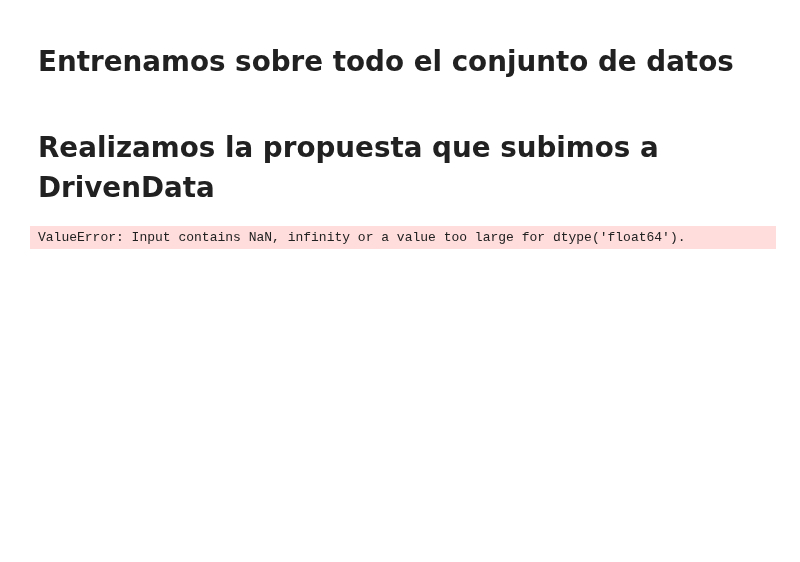
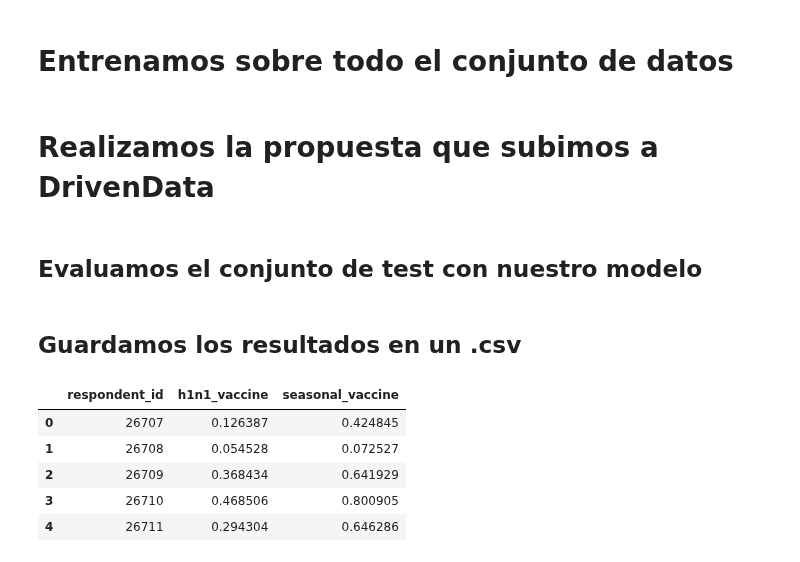
Before and after one commit to SergioQuijanoRey/PracticasInteligenciaNegocio, a Jupyter notebook: Práctica 3/Notebook01/Notebook.ipynb, the cells around one changed output. Cells and saved outputs as stored; diff of their text form; code cells hidden in the pictures; blank space fills up the shorter version.

Commit message:
feat: hago una primera submission (0.8182) y lo guardo en un notebook lockeado

```diff
--- a/Práctica 3/Notebook.ipynb
+++ b/Práctica 3/Notebook01/Notebook.ipynb
@@ -103,15 +110,15 @@ def dataframe_filter_object_columns(df: pd.DataFrame) -> pd.DataFrame:
 # %%
 # Cargamos los dos ficheros csv con los datos de entrenamiento
 base_path = ".."
-df = pd.read_csv("./data/training_set_features.csv")
-df_labels = pd.read_csv("./data/training_set_labels.csv")
+df = pd.read_csv("../data/training_set_features.csv")
+df_labels = pd.read_csv("../data/training_set_labels.csv")
 
 # Juntamos ambos dataframes en uno solo
 df = pd.concat([df, df_labels], axis = 1)
 df_labels = None
 
 # Tomamos los datos de test
-df_test = pd.read_csv("./data/test_set_features.csv")
+df_test = pd.read_csv("../data/test_set_features.csv")
 # %% [markdown]
 ## Coloco los nombres de ciertas columnas en variables
 
@@ -351,8 +356,32 @@ ValueError: Found array with dim 3. Estimator expected <= 2.
 # TODO -- implementar esto
 # %% [markdown]
 # Realizamos la propuesta que subimos a DrivenData
+# %% [markdown]
+## Evaluamos el conjunto de test con nuestro modelo
 # %%
-x_test = np.array(df_test)
+x_test = np.array(x_test)
 submission = generate_submission(model, x_test)
-# %% [output]
-ValueError: Input contains NaN, infinity or a value too large for dtype('float64').
+# %% [markdown]
+## Guardamos los resultados en un .csv
+# %%
+# Trabajamos con un dataframe para que sea facil guardar los datos en un .csv
+submission_df = pd.read_csv("../data/submission_format.csv")
+
+# Nos aseguramos de que los datos esten en el mismo orden
+np.testing.assert_array_equal(df_test.index.values, submission_df.index.values)
+
+# Guardamos los resultados en el dataframe
+submission_df["h1n1_vaccine"] = submission[0][:, 1]
+submission_df["seasonal_vaccine"] = submission[1][:, 1]
+
+# Guardamos el dataframe en un ficher csv
+submission_df.to_csv(SUBMISSION_CSV, index=False)
+# %%
+submission_df.head()
+# %% [output]
+|  | respondent_id | h1n1_vaccine | seasonal_vaccine |
+| 0 | 26707 | 0.126387 | 0.424845 |
+| 1 | 26708 | 0.054528 | 0.072527 |
+| 2 | 26709 | 0.368434 | 0.641929 |
+| 3 | 26710 | 0.468506 | 0.800905 |
+| 4 | 26711 | 0.294304 | 0.646286 |
```
Also changed, not shown: parts of 5 cells of this notebook, 1 other file.
